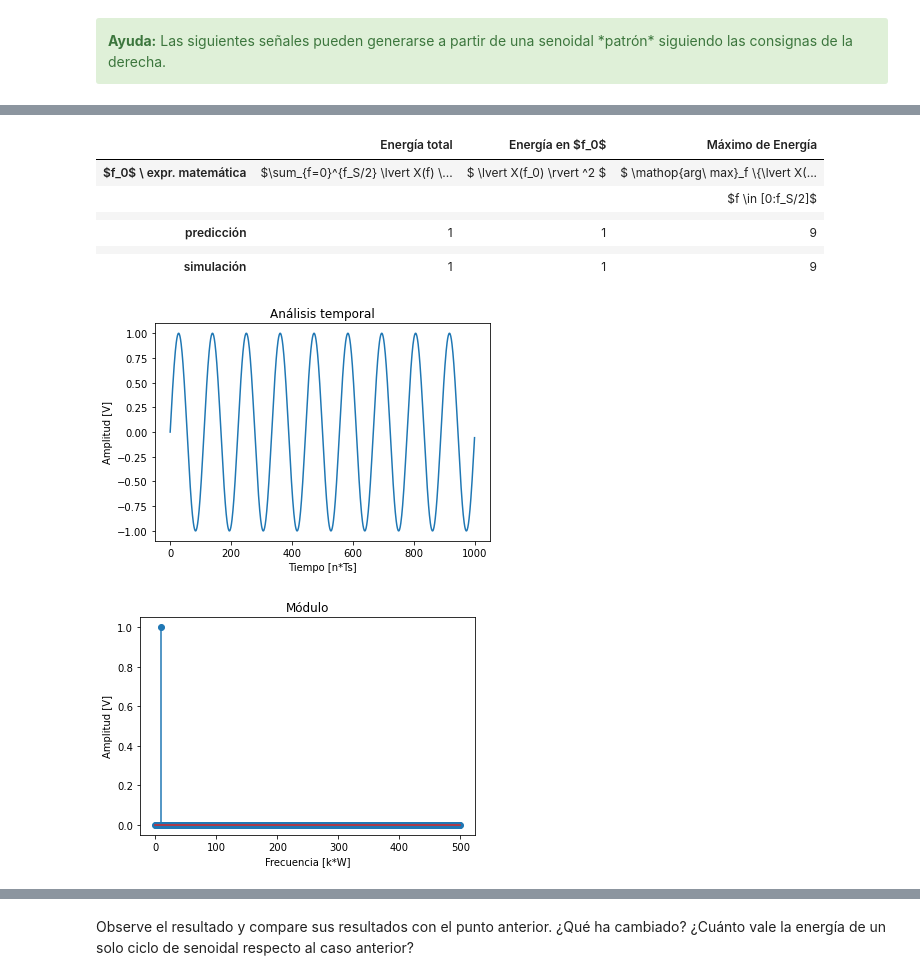
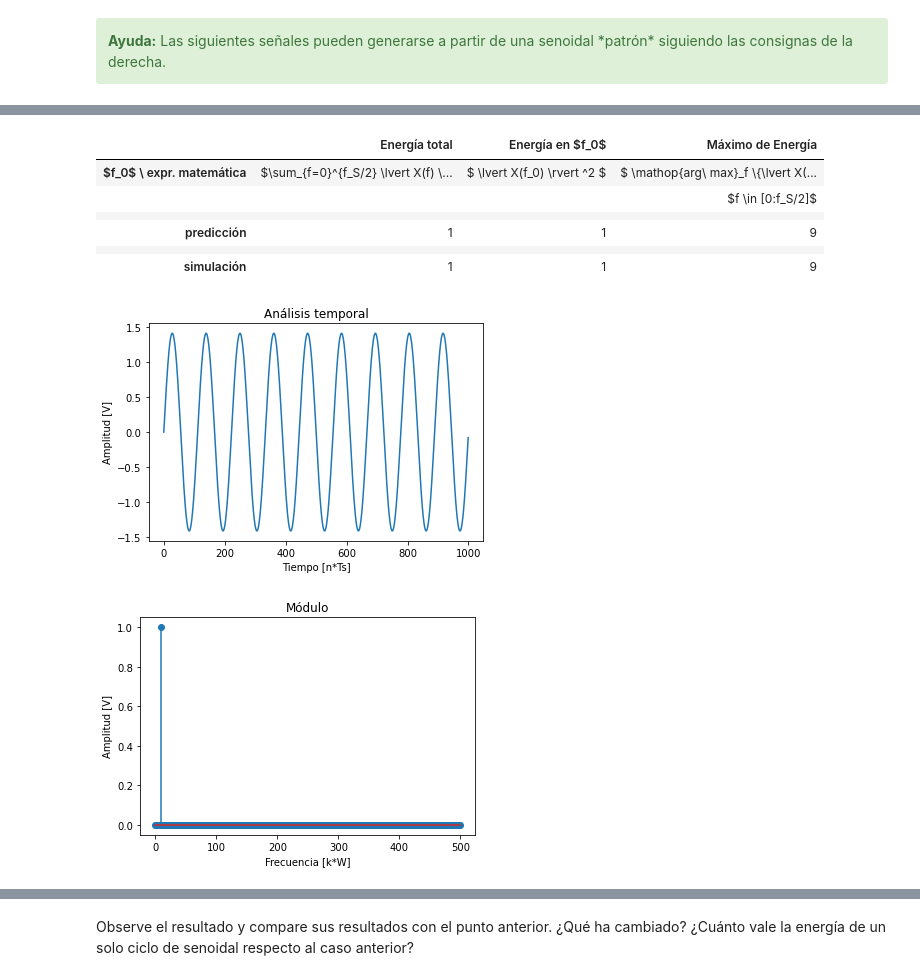
Before and after one commit to lucasliano/PDS_lliano, a Jupyter notebook: TPS/TP1/TP1 - Muestreo de señales - Forurier.ipynb, the cells around one changed output, grey strips where cells are left out. Cells and saved outputs as stored; diff of their text form; code cells hidden in the pictures.

```diff
--- a/TPS/TP1/TP1 - Muestreo de señales - Forurier.ipynb
+++ b/TPS/TP1/TP1 - Muestreo de señales - Forurier.ipynb
@@ -675,20 +683,22 @@ Para cada señal propuesta complete los valores que se indican en las siguientes
 #######################################
 
 tus_resultados = [ ['$\sum_{f=0}^{f_S/2} \lvert X(f) \rvert ^2$', '$ \lvert X(f_0) \rvert ^2 $', '$ \mathop{arg\ max}_f \{\lvert X(f) \rvert ^2\} $'],
-                   ['',                                     '',                           '$f \in [0:f_S/2]$'],
-                   [ '', '','']
-                 ]
+                    ['',                                     '',                           '$f \in [0:f_S/2]$'],
+                    [ '', '','']
+                  ]
 tus_resultados.append(['1', '1', '9'])
 tus_resultados.append([ '', '',''])
 
+
+
 W = fs/N
 fo = 9 * W
-A = 1
+A = np.sqrt(2) # => Para potencia unitaria
 
 t,f = mySignalGenerator ('sin',(fo, A), fs, N, (0, 0));
 
 
-k, Fk, kk, Fkk = mi_analizador(f, N, W);
+k, Fk, kk, Fkk = mi_analizador(f, N, W, escala = 'p'); # Nota: Esto devuelve la señal ya cumpliendo potencia unitaria.
 
 fig, axs = plt.subplots(1)
 
@@ -699,36 +709,38 @@ axs.set_title("Análisis temporal")
 
 fig, axs = plt.subplots(1)
 
 axs.stem(kk* W, np.abs(Fkk), use_line_collection = True)
 axs.set_xlabel('Frecuencia [k*W]')
 axs.set_ylabel('Amplitud [V]')
 axs.set_title("Módulo")
 
-tus_resultados.append([ (np.sum(np.abs(Fkk)**2)     ),
-                        (np.abs(Fkk[int(fo)])       ),
+tus_resultados.append([ (np.sum(np.abs(Fkk)**2)    ),
+                        (np.abs(Fkk[int(fo)])**2    ),
                         (np.argmax(np.abs(Fkk)**2)  )
                       ])
 
 
 
 
 df = DataFrame(tus_resultados, columns=['Energía total', 'Energía en $f_0$', 'Máximo de Energía'],
                index=['$f_0$ \ expr. matemática',
                       '',
                       '',
                       'predicción',
                       '',
                       'simulación'])
+
+
 HTML(df.to_html())
 # %% [output]
 |  | Energía total | Energía en $f_0$ | Máximo de Energía |
 | $f_0$ \ expr. matemática | $\sum_{f=0}^{f_S/2} \lvert X(f) \... | $ \lvert X(f_0) \rvert ^2 $ | $ \mathop{arg\ max}_f \{\lvert X(... |
 |  |  |  | $f \in [0:f_S/2]$ |
 |  |  |  |  |
 | predicción | 1 | 1 | 9 |
 |  |  |  |  |
 | simulación | 1 | 1 | 9 |
-[figure, old version]
+[figure, new version]
 [figure]
 # %% [markdown]
 <table width="80%" cellpadding="7" cellspacing="0">
```
Also changed, not shown: parts of 42 cells of this notebook.
